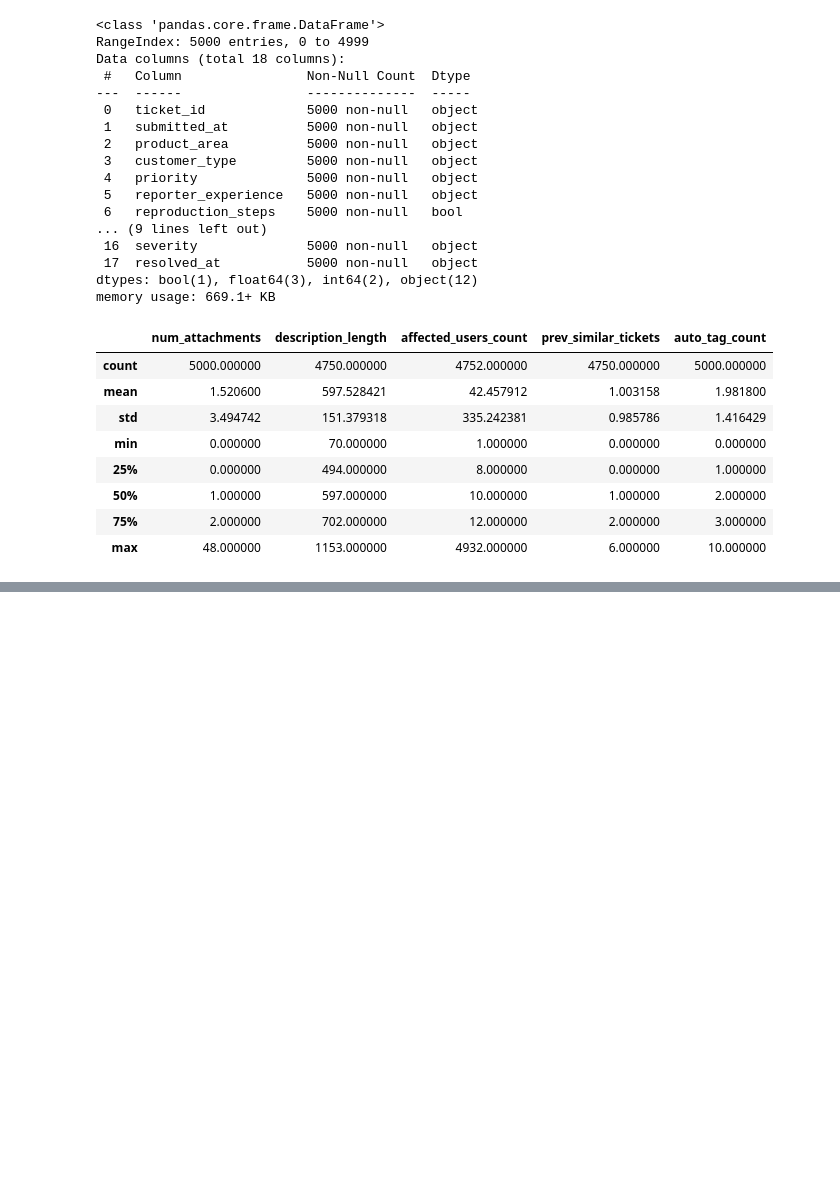
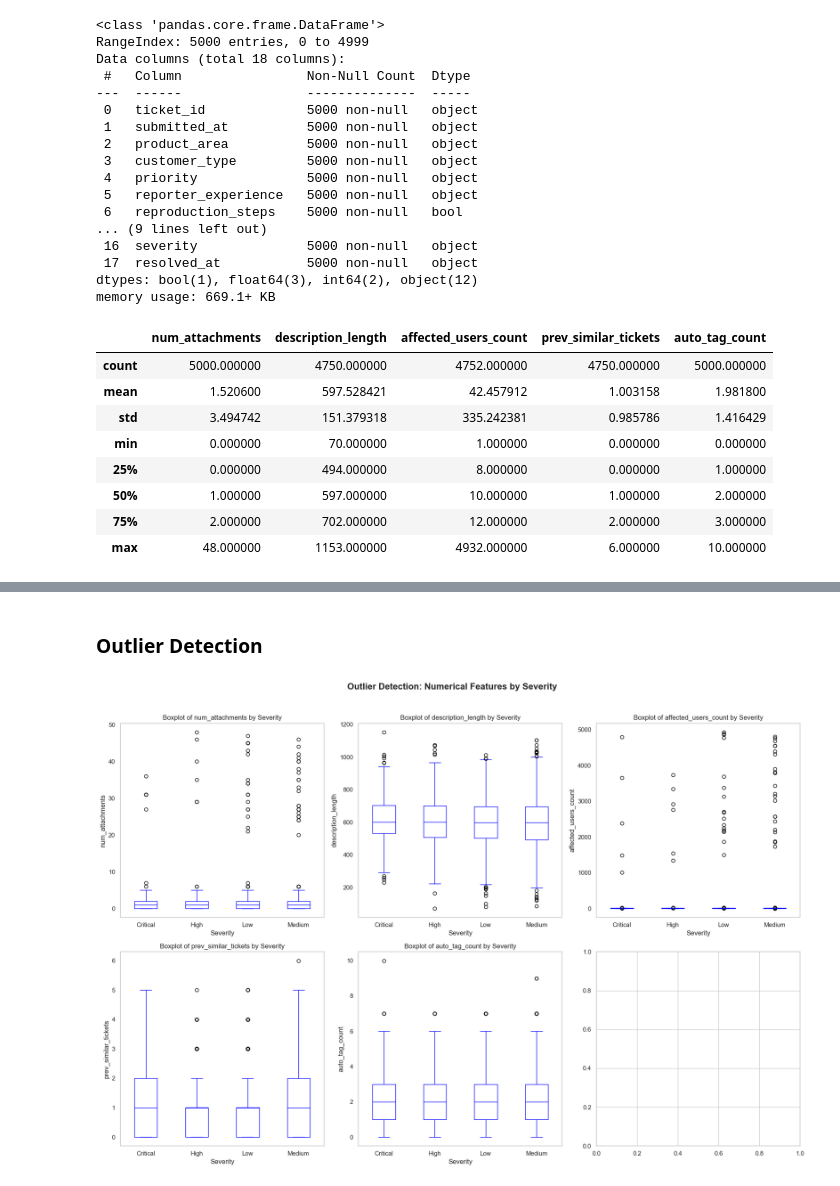
Before and after one commit to getrudeHarriet/Bug-Severity-ML-Project, a Jupyter notebook: notebook/CleaningandEDA.ipynb, the cells around one changed output, grey strips where cells are left out. Saved outputs shown, nothing was run; the diff lists cells and outputs as text; code cells hidden in the pictures; blank space fills up the shorter version.

```diff
--- a/notebook/CleaningandEDA.ipynb
+++ b/notebook/CleaningandEDA.ipynb
@@ -258,0 +300,43 @@ df.to_csv('data/bug-severity-cleaned.csv', index=False)
+# %% [markdown]
+### Outlier Detection
+# %%
+def detect_outliers_iqr(df, column):
+    Q1 = df[column].quantile(0.25)
+    Q3 = df[column].quantile(0.75)
+    IQR = Q3 - Q1
+    lower_bound = Q1 - 1.5 * IQR
+    upper_bound = Q3 + 1.5 * IQR
+
+    outliers = df[(df[column] < lower_bound) | (df[column] > upper_bound)]
+    return outliers, lower_bound, upper_bound
+
+# Analyze outliers for each numerical feature
+outlier_summary = []
+
+for col in numeric_columns:
+    outliers, lower_bound, upper_bound = detect_outliers_iqr(df, col)
+    outlier_summary.append({
+        'Feature': col,
+        'Outlier Count': len(outliers),
+        'Outlier Percentage': len(outliers) / len(df) * 100,
+        'Lower Bound': lower_bound,
+        'Upper Bound': upper_bound,
+        'Min_Outlier_Value': outliers[col].min() if len(outliers) > 0 else None,
+        'Max_Outlier_Value': outliers[col].max() if len(outliers) > 0 else None
+    })
+
+# Boxplot visualization of outliers
+fig, axes = plt.subplots(2, 3, figsize=(18, 12))
+axes = axes.ravel()
+
+for idx, col in enumerate(numeric_columns):
+    df.boxplot(column=col, by='severity', ax=axes[idx], color='blue', grid=False)
+    axes[idx].set_title(f'Boxplot of {col} by Severity')
+    axes[idx].set_xlabel('Severity')
+    axes[idx].set_ylabel(col)
+
+plt.suptitle('Outlier Detection: Numerical Features by Severity', fontsize=16, fontweight='bold', y=1.02)
+plt.tight_layout()
+plt.show()
+# %% [output]
+[figure, added]
```
Also changed, not shown: parts of 31 cells of this notebook, 2 other files.
